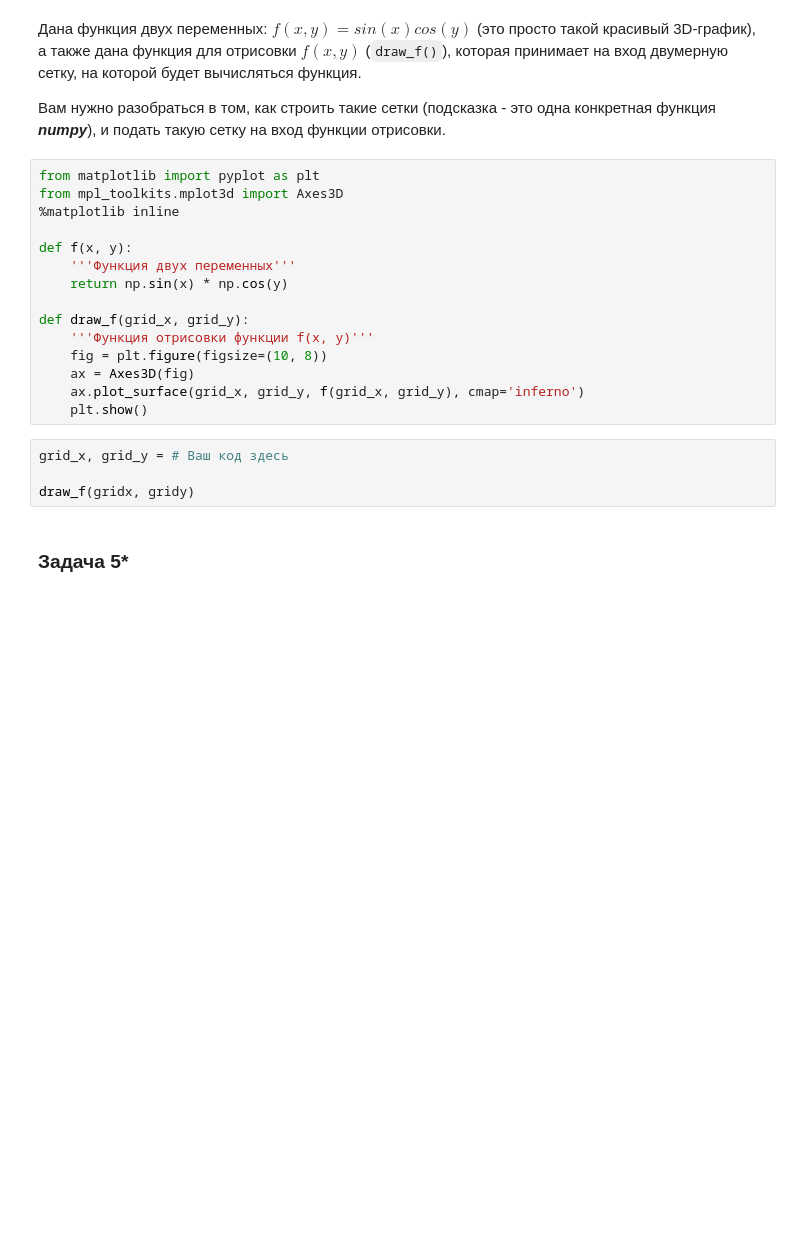
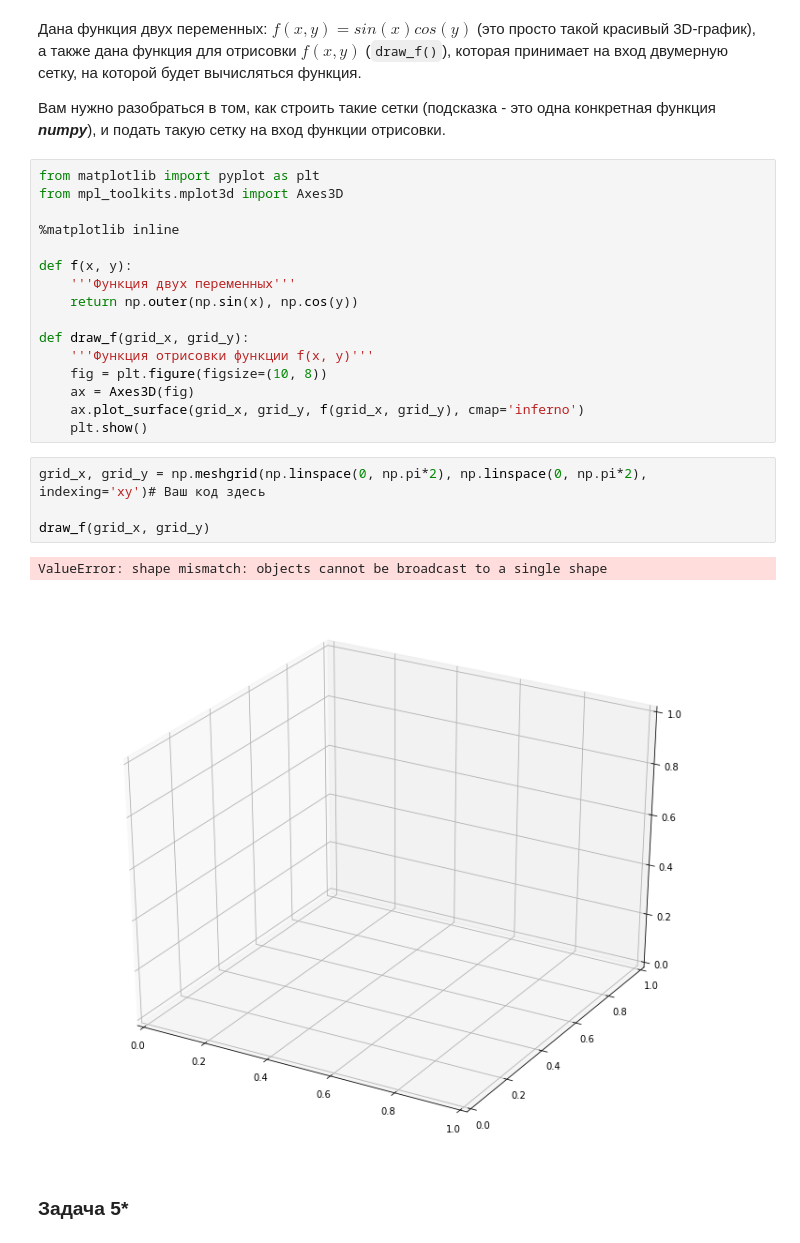
Before and after one commit to dinarochka/Sberbank_ML, a Jupyter notebook: Students/korepanov_dv/Hometask_1.ipynb, the cells around one changed output. Saved outputs shown, nothing was run; the diff lists cells and outputs as text; blank space fills up the shorter version.

```diff
--- a/Students/korepanov_dv/Hometask_1.ipynb
+++ b/Students/korepanov_dv/Hometask_1.ipynb
@@ -132,11 +132,12 @@ numpy обрабатывает наборы данных внутри скомп
 # %%
 from matplotlib import pyplot as plt
 from mpl_toolkits.mplot3d import Axes3D
+
 %matplotlib inline
 
 def f(x, y):
     '''Функция двух переменных'''
-    return np.sin(x) * np.cos(y)
+    return np.outer(np.sin(x), np.cos(y))
 
 def draw_f(grid_x, grid_y):
     '''Функция отрисовки функции f(x, y)'''
@@ -144,10 +145,13 @@ def draw_f(grid_x, grid_y):
     ax = Axes3D(fig)
     ax.plot_surface(grid_x, grid_y, f(grid_x, grid_y), cmap='inferno')
     plt.show()
-# %%
-grid_x, grid_y = # Ваш код здесь
-
-draw_f(gridx, gridy)
+# %%
+grid_x, grid_y = np.meshgrid(np.linspace(0, np.pi*2), np.linspace(0, np.pi*2), indexing='xy')# Ваш код здесь
+
+draw_f(grid_x, grid_y)
+# %% [output]
+ValueError: shape mismatch: objects cannot be broadcast to a single shape
+[figure, added]
 # %% [markdown]
 ### Задача 5*
 # %% [markdown]
```
Also changed, not shown: parts of 1 cell of this notebook.
